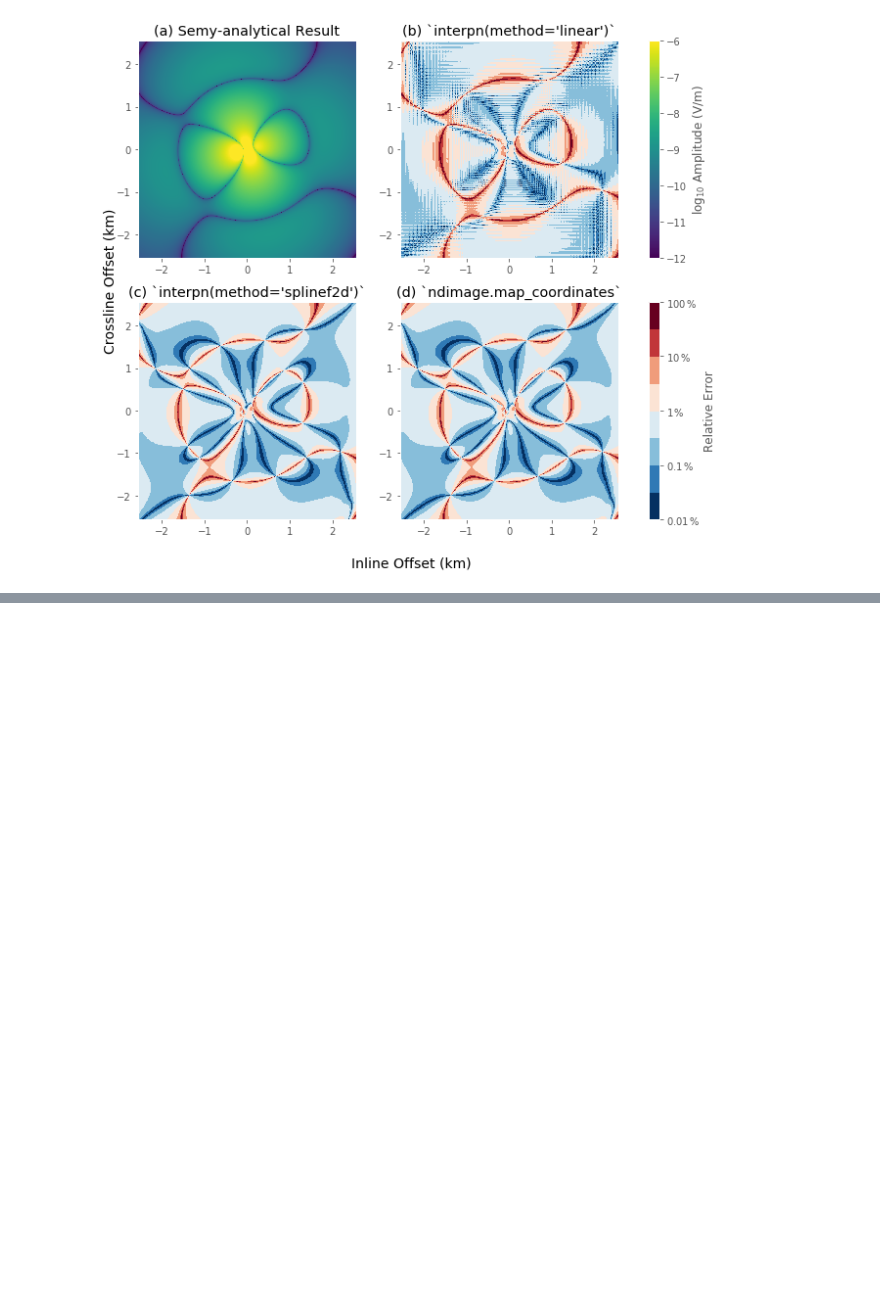
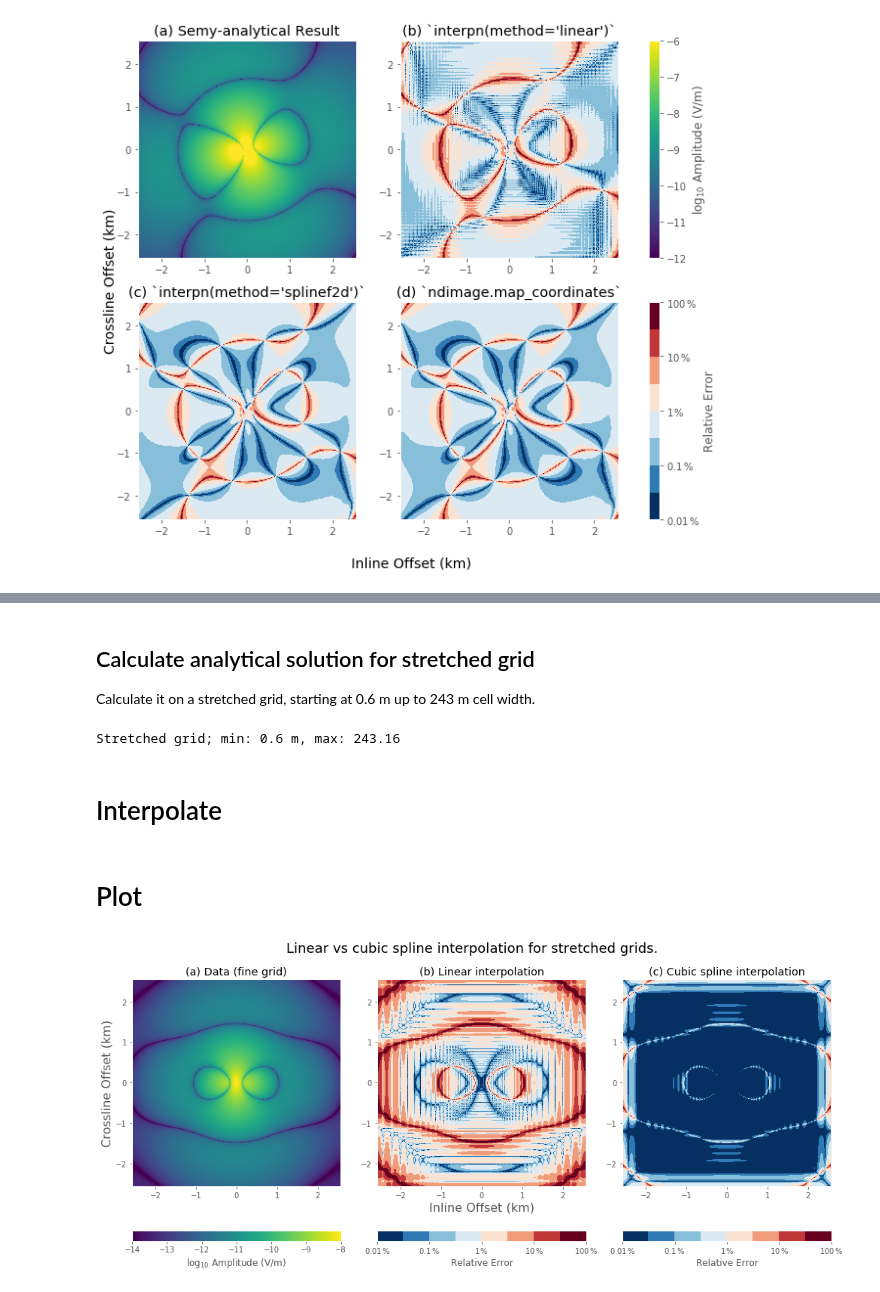
Before and after one commit to prisae/tmp-share, a Jupyter notebook: Interpolation-Comparison-2D.ipynb, the cells around one changed output, grey strips where cells are left out. Drawn from its saved outputs; the diff is of its cells as text; code cells hidden in the pictures; blank space fills up the shorter version.

Commit message:
Add pure analytical example

```diff
--- a/Interpolation-Comparison-2D.ipynb
+++ b/Interpolation-Comparison-2D.ipynb
@@ -236,3 +265,80 @@ plt.show()
+# %% [markdown]
+## Calculate analytical solution for stretched grid
+
+Calculate it on a stretched grid, starting at 0.6 m up to 243 m cell width.
+# %%
+x2 = np.cumsum(1.1**np.arange(64))*.6
+x2 = np.r_[-x2[::-1], 0.001, x2]
+x2size = np.diff(x2)
+print(f"Stretched grid; min: {np.round(np.abs(x2size).min(), 2)} m, max: {np.round(np.abs(x2size).max(), 2)}\n")
+
+r2x = np.repeat([x2,],np.size(x2),axis=0)
+r2y = r2x.transpose()
+epm_fs2 = empymod.analytical(
+    rec=[r2x.ravel(), r2y.ravel(), zrec], **model
+).reshape(np.shape(r2x)).real
+# %% [output]
+Stretched grid; min: 0.6 m, max: 243.16
+# %% [markdown]
+# Interpolate
+# %%
+epm_fs_linear = interpolate.interpn((x2, x2), epm_fs2, (r1y, r1x), method='linear')
+epm_fs_scubic = interpolate.interpn((x2, x2), epm_fs2, (r1y, r1x), method='splinef2d')
+# %% [markdown]
+# Plot
+# %%
+fig, axs = plt.subplots(figsize=(14, 6))
+
+# Plot DATA
+plt.subplot(131)
+plt.title("(a) Data (fine grid)")
+cf0 = plt.pcolormesh(
+    x1/1000, x1/1000, np.log10(np.abs(epm_fs)), linewidth=0,
+    rasterized=True, cmap="viridis", vmin=-14, vmax=-8)
+plt.ylabel("Crossline Offset (km)", fontsize=16)
+plt.xlim(min(x1)/1000, max(x1)/1000)
+plt.ylim(min(x1)/1000, max(x1)/1000)
+plt.axis("equal")
+fig.colorbar(cf0, label=r"$\log_{10}$ Amplitude (V/m)", orientation='horizontal')
+
+
+# Plot Linear
+plt.subplot(132)
+plt.title("(b) Linear interpolation")
+cf1 = plt.pcolormesh(
+        x1/1000, x1/1000, np.log10(np.abs((epm_fs-epm_fs_linear)/epm_fs)*100),
+        vmin=-2, vmax=2, linewidth=0, rasterized=True,
+        cmap=discrete_cmap(8, "RdBu_r"))
+plt.xlim(min(x1)/1000, max(x1)/1000)
+plt.ylim(min(x1)/1000, max(x1)/1000)
+plt.axis("equal")
+plt.xlabel("Inline Offset (km)", fontsize=16)
+cbar = fig.colorbar(cf1, label=r"Relative Error", orientation='horizontal')
+cbar.set_ticks([-2, -1, 0, 1, 2])
+cbar.ax.set_xticklabels([r"$0.01\,\%$", r"$0.1\,\%$", r"$1\,\%$", r"$10\,\%$", r"$100\,\%$"])
+
+# Plot cubic
+plt.subplot(133)
+plt.title("(c) Cubic spline interpolation")
+cf2 = plt.pcolormesh(
+        x1/1000, x1/1000, np.log10(np.abs((epm_fs-epm_fs_scubic)/epm_fs)*100),
+        vmin=-2, vmax=2, linewidth=0, rasterized=True,
+        cmap=discrete_cmap(8, "RdBu_r"))
+plt.xlim(min(x1)/1000, max(x1)/1000)
+plt.ylim(min(x1)/1000, max(x1)/1000)
+plt.axis("equal")
+cbar = fig.colorbar(cf2, label=r"Relative Error", orientation='horizontal')
+cbar.set_ticks([-2, -1, 0, 1, 2])
+cbar.ax.set_xticklabels([r"$0.01\,\%$", r"$0.1\,\%$", r"$1\,\%$", r"$10\,\%$", r"$100\,\%$"])
+
+plt.suptitle('Linear vs cubic spline interpolation for stretched grids.', fontsize=18, y=1.05)
+
+plt.tight_layout()
+plt.savefig('InterpolationComparison-analytical.png', bbox_inches='tight')
+
+plt.show()
+# %% [output]
+[figure, added]
 # %%
 emg3d.Versions([empymod, discretize])
 # %% [output]
```
Also changed, not shown: parts of 8 cells of this notebook.
